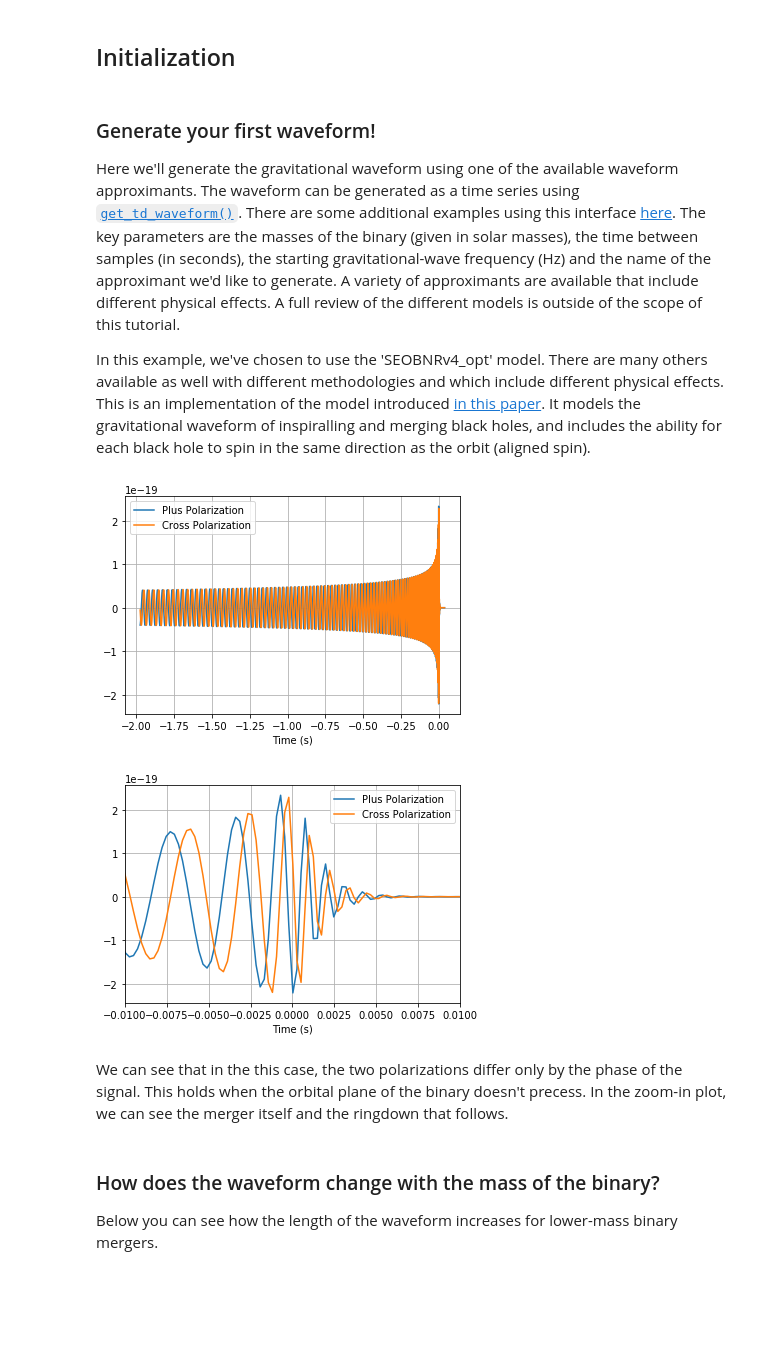
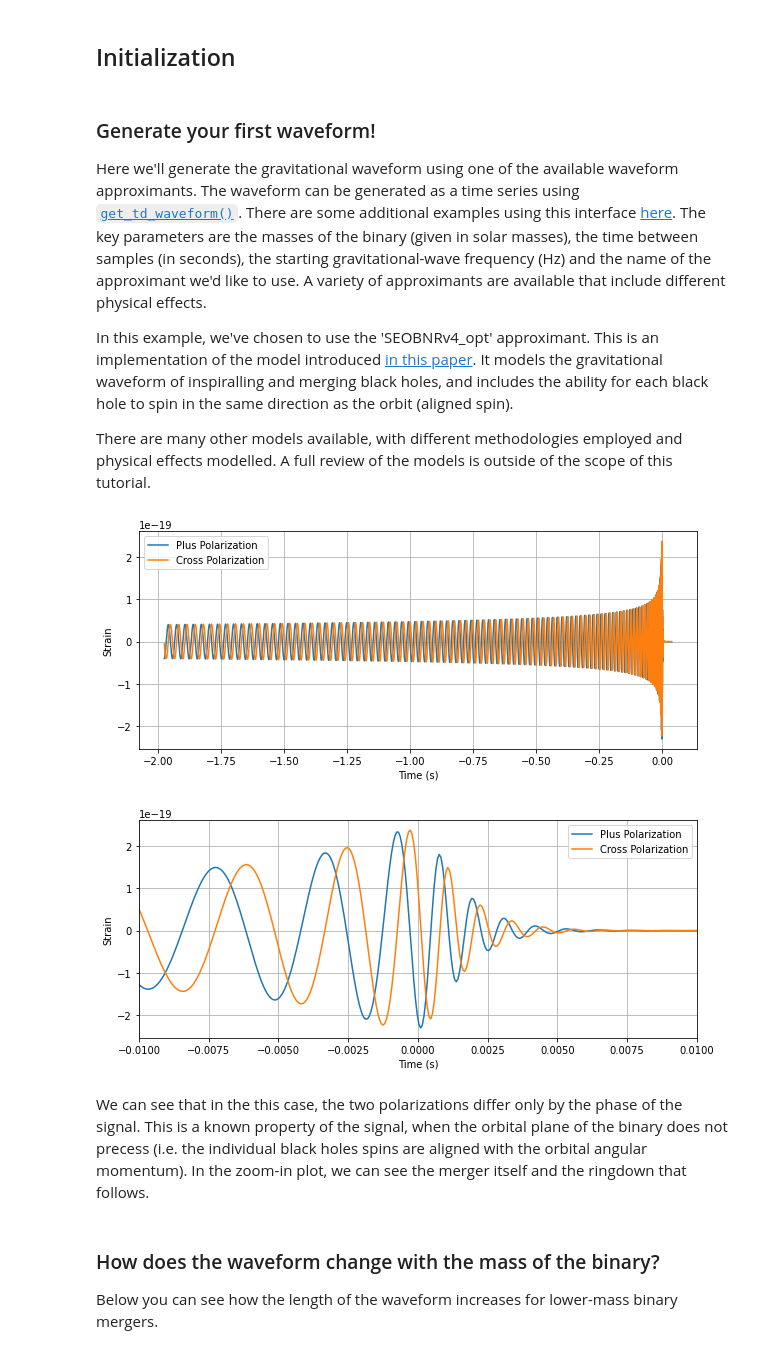
Before and after one commit to gw-odw/odw-2021, a Jupyter notebook: Tutorials/Day_1/Tuto 1.4 Generating waveforms.ipynb, the cells around one changed output. Saved outputs shown, nothing was run; the diff lists cells and outputs as text; code cells hidden in the pictures; blank space fills up the shorter version.

Commit message:
Cleanup some rewording and repetition, improved aspect-ratio of timeseries plots, added url to GWTC-1 on gwosc.

```diff
--- a/Tutorials/Day_1/Tuto 1.4 Generating waveforms.ipynb
+++ b/Tutorials/Day_1/Tuto 1.4 Generating waveforms.ipynb
@@ -30,40 +30,46 @@ import pylab
 # %% [markdown]
 ### Generate your first waveform!
 
-Here we'll generate the gravitational waveform using one of the available waveform approximants. The waveform can be generated as a time series using [`get_td_waveform()`](http://pycbc.org/pycbc/latest/html/pycbc.waveform.html#pycbc.waveform.waveform.get_td_waveform). There are some additional examples using this interface [here](http://pycbc.org/pycbc/latest/html/waveform.html). The key parameters are the masses of the binary (given in solar masses), the time between samples (in seconds), the starting gravitational-wave frequency (Hz) and the name of the approximant we'd like to generate. A variety of approximants are available that include different physical effects. A full review of the different models is outside of the scope of this tutorial.
+Here we'll generate the gravitational waveform using one of the available waveform approximants. The waveform can be generated as a time series using [`get_td_waveform()`](http://pycbc.org/pycbc/latest/html/pycbc.waveform.html#pycbc.waveform.waveform.get_td_waveform). There are some additional examples using this interface [here](http://pycbc.org/pycbc/latest/html/waveform.html). The key parameters are the masses of the binary (given in solar masses), the time between samples (in seconds), the starting gravitational-wave frequency (Hz) and the name of the approximant we'd like to use. A variety of approximants are available that include different physical effects.
 
-In this example, we've chosen to use the 'SEOBNRv4_opt' model. There are many others available as well with different methodologies and which include different physical effects. This is an implementation of the model introduced [in this paper](https://arxiv.org/pdf/1611.03703.pdf). It models the gravitational waveform of inspiralling and merging black holes, and includes the ability for each black hole to spin in the same direction as the orbit (aligned spin).
+In this example, we've chosen to use the 'SEOBNRv4_opt' approximant. This is an implementation of the model introduced [in this paper](https://arxiv.org/pdf/1611.03703.pdf). It models the gravitational waveform of inspiralling and merging black holes, and includes the ability for each black hole to spin in the same direction as the orbit (aligned spin).
+
+There are many other models available, with different methodologies employed and physical effects modelled. A full review of the models is outside of the scope of this tutorial.
 # %%
-# The output of this function are the "plus" and "cross" polarizations of the gravitational-wave signal
-# as viewed from the line of sight at a given source inclination (assumed face-on if not provided)
+# The outputs of this function are the "plus" and "cross" polarizations
+# of the gravitational-wave signal as viewed from the line of sight at
+# a given source inclination (assumed face-on, i.e. zero inclination
+# if not provided)
 hp, hc = get_td_waveform(approximant="SEOBNRv4_opt",
                          mass1=10,
                          mass2=10,
                          delta_t=1.0/16384,
                          f_lower=30)
 
+pylab.figure(figsize=pylab.figaspect(0.4))
 pylab.plot(hp.sample_times, hp, label='Plus Polarization')
 pylab.plot(hp.sample_times, hc, label='Cross Polarization')
 pylab.xlabel('Time (s)')
 pylab.ylabel('Strain')
 pylab.legend()
 pylab.grid()
 pylab.show()
 
 # Zoom in near the merger time
+pylab.figure(figsize=pylab.figaspect(0.4))
 pylab.plot(hp.sample_times, hp, label='Plus Polarization')
 pylab.plot(hp.sample_times, hc, label='Cross Polarization')
 pylab.xlabel('Time (s)')
 pylab.ylabel('Strain')
 pylab.xlim(-.01, .01)
 pylab.legend()
 pylab.grid()
 pylab.show()
 # %% [output]
-[figure, old version]
+[figure, new version]
-[figure, old version]
+[figure, new version]
 # %% [markdown]
-We can see that in the this case, the two polarizations differ only by the phase of the signal. This holds when the orbital plane of the binary doesn't precess. In the zoom-in plot, we can see the merger itself and the ringdown that follows.
+We can see that in the this case, the two polarizations differ only by the phase of the signal. This is a known property of the signal, when the orbital plane of the binary does not precess (i.e. the individual black holes spins are aligned with the orbital angular momentum). In the zoom-in plot, we can see the merger itself and the ringdown that follows.
 # %% [markdown]
 ### How does the waveform change with the mass of the binary?
 
```
Also changed, not shown: parts of 5 cells of this notebook.
